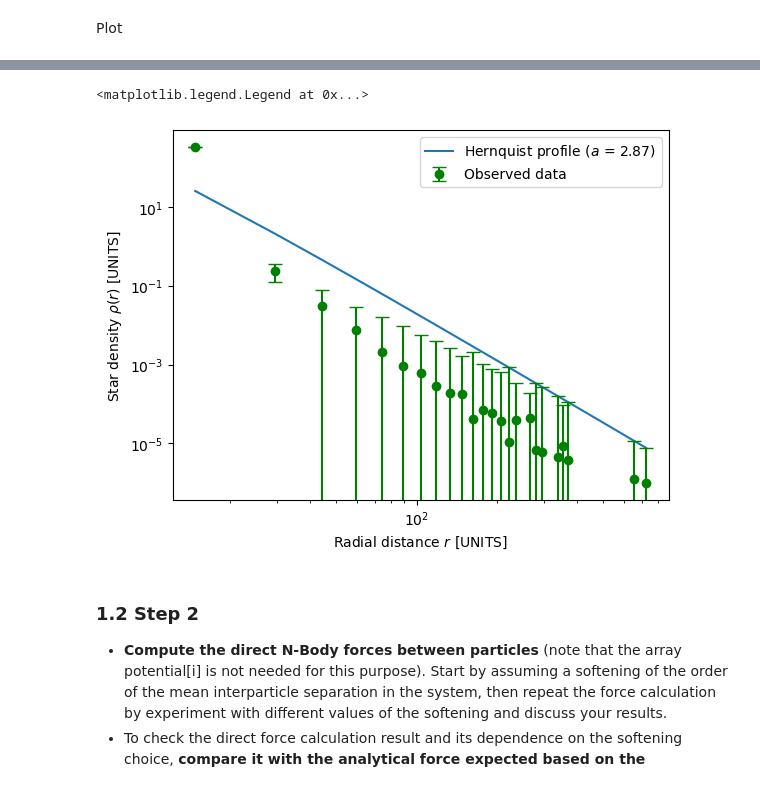
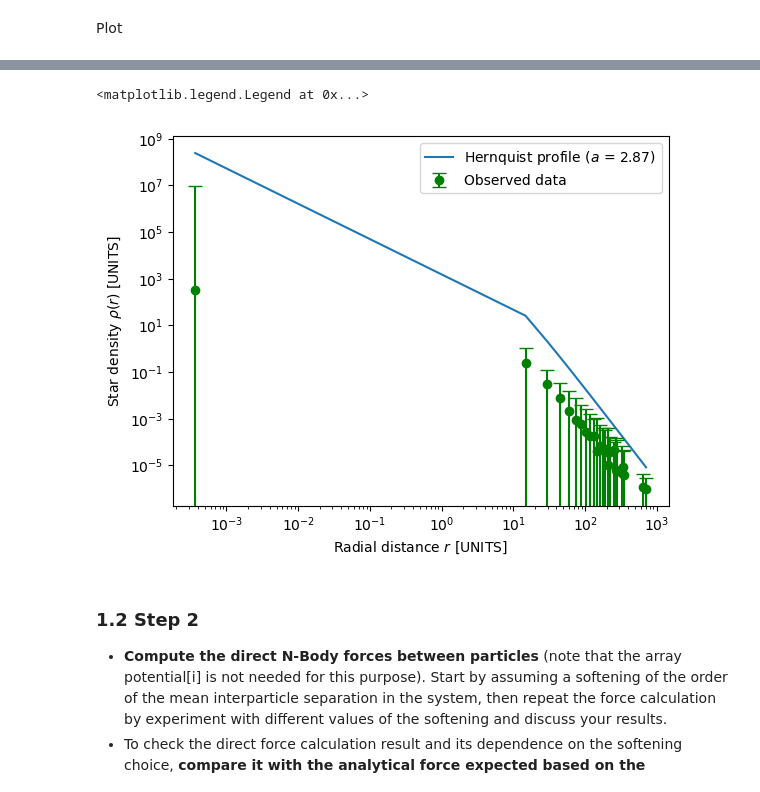
Before and after one commit to nshakm/comp_astro_n_body, a Jupyter notebook: AnshakMallik_N-BodyProject_ComputationalAstrophysics_HS23.ipynb, the cells around one changed output, grey strips where cells are left out. Drawn from its saved outputs; the diff is of its cells as text; code cells hidden in the pictures.

```diff
--- a/AnshakMallik_N-BodyProject_ComputationalAstrophysics_HS23.ipynb
+++ b/AnshakMallik_N-BodyProject_ComputationalAstrophysics_HS23.ipynb
@@ -229,14 +249,14 @@ def Hernquist_profile(r, a):
     rho = total_mass/(2*np.pi) * (a/r) * (1/(r+a)**3)
     return rho
 # %%
-#Fit of Hernquist profile using outer radii and data-based scale length
-rho_H = Hernquist_profile(shell_outer_rad, a_data)
+#Fit of Hernquist profile using inner radii and data-based scale length
+rho_H = Hernquist_profile(shell_inner_rad, a_data)
 # rho_H
 # %% [markdown]
 Lastly, before we look at the plot and compare the analytical solution to the observed values we need to consider the errors. For this, we will use the Poissonian error, defined as follows: $\epsilon_P = \frac{1}{\sqrt{N_S}} |\rho_{H} - \rho_{\text{num}}|$. $\rho_H$ and $\rho_{\text{num}}$ are the star densities from the Hernquist profile and observed values respectively. $N_S$ is the number of stars per shell.
 # %%
 #Calculating the Poissonian error (to use as error bars in plot)
-e_pos = np.abs(rho_H - rho_num)/np.sqrt(N_S)
+e_p = np.abs(rho_H - rho_num)/np.sqrt(N_S)
 # -> divide by 0 error, increase bin size?
 # %%
 e_pos
@@ -256,3 +276,28 @@ array([1.40153529e+00, 1.17724176e-01, 4.50953733e-02, 2.21981837e-02,
        6.60728049e-06])
 # %% [markdown]
 Plot
+# %%
+a = np.linspace(0.1, 1, 5)
+for i in range(len(a)):
+
+    rho = Hernquist_profile(shell_inner_rad, a[i])
+    e_p = np.abs(rho - rho_num)/np.sqrt(N_S)
+
+    fig, ax = plt.subplots()
+
+    ax.set_xscale('log')
+    ax.set_yscale('log')
+
+    ax.set_xlabel(r'Radial distance $r$ [UNITS]')
+    ax.set_ylabel(r'Star density $\rho(r)$ [UNITS]')
+
+    ax.plot(shell_inner_rad, rho, zorder=0, label=r'Hernquist profile ($a$ = {:.2f})'.format(a[i]))
+    ax.errorbar(shell_inner_rad, rho_num, yerr=e_p, zorder=1, fmt='o', capsize=5, color='green', label='Observed data')
+
+    ax.legend()
+
+
+#     plt.figure()
+#     plt.
+#     plt.plot(shell_outer_rad, rho, label=r'Hernquist with $a$ = {:.2f}'.format{a[i]})
+#     plt.errorbar(shell_outer_rad, rho_num, yerr=e_p, label='Observed')
@@ -259,19 +310,19 @@ Plot
 # %%
 fig, ax = plt.subplots()
 
 ax.set_xscale('log')
 ax.set_yscale('log')
 
 ax.set_xlabel(r'Radial distance $r$ [UNITS]')
 ax.set_ylabel(r'Star density $\rho(r)$ [UNITS]')
 
-ax.plot(shell_outer_rad, rho_H, zorder=0, label=r'Hernquist profile ($a$ = {:.2f})'.format(a_data))
-ax.errorbar(shell_outer_rad, rho_num, yerr=e_pos, zorder=1, fmt='o', capsize=5, color='green', label='Observed data')
+ax.plot(shell_inner_rad, rho_H, zorder=0, label=r'Hernquist profile ($a$ = {:.2f})'.format(a_data))
+ax.errorbar(shell_inner_rad, rho_num, yerr=e_p, zorder=1, fmt='o', capsize=5, color='green', label='Observed data')
 
 ax.legend()
 # %% [output]
 <matplotlib.legend.Legend at 0x...>
-[figure, old version]
+[figure, new version]
 # %% [markdown]
 ### 1.2 Step 2
 - **Compute the direct N-Body forces between particles** (note that the array potential[i] is not needed for this purpose). Start by assuming a softening of the order of the mean interparticle separation in the system, then repeat the force calculation by experiment with different values of the softening and discuss your results.
```
Also changed, not shown: parts of 8 cells of this notebook.
